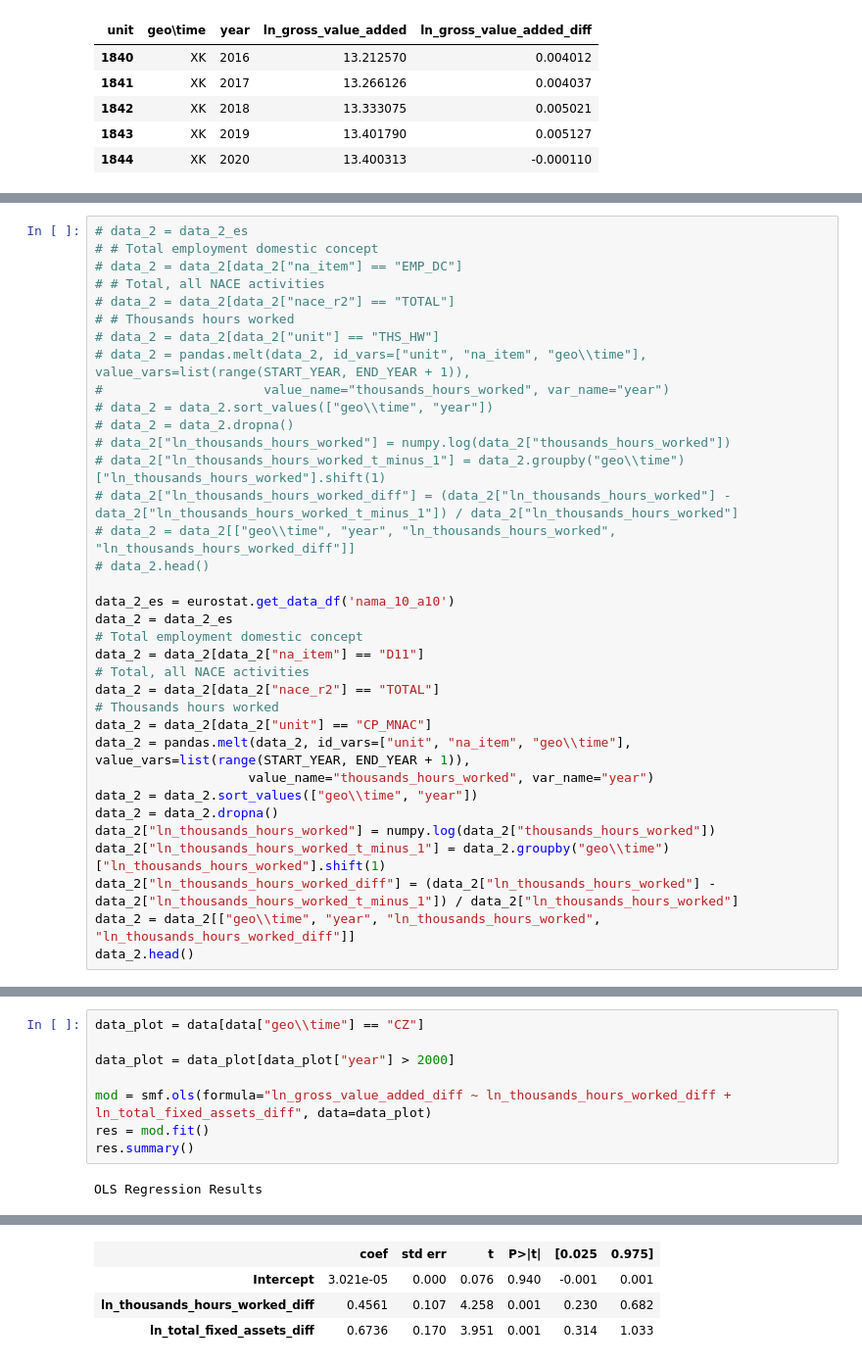
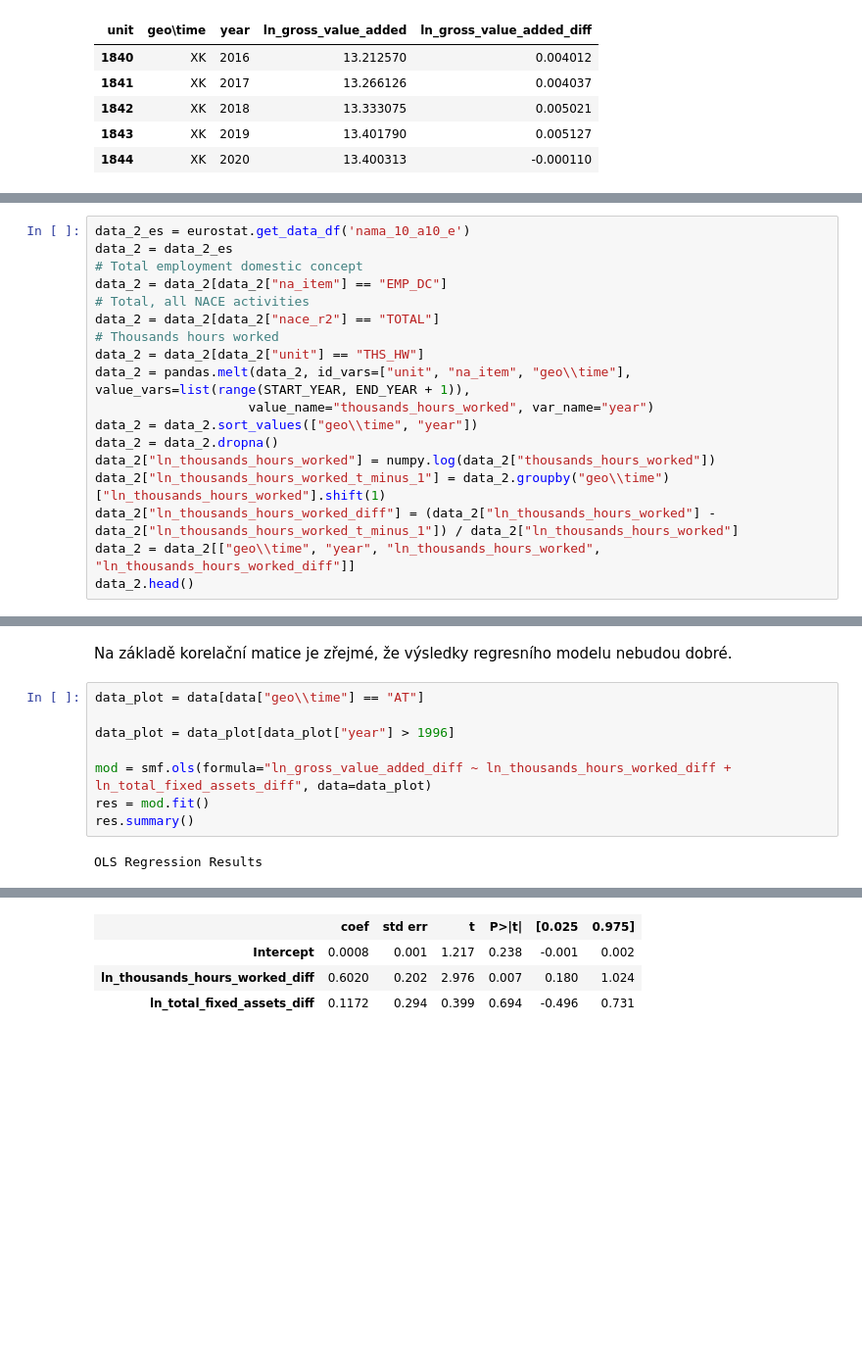
Before and after one commit to pesikj/macroeconomic-analysis, a Jupyter notebook: presentation_02.ipynb, the cells around one changed output, grey strips where cells are left out. Shown: that part at 98% size. Drawn from its saved outputs; the diff is of its cells as text; blank space fills up the shorter version.

```diff
--- a/presentation_02.ipynb
+++ b/presentation_02.ipynb
@@ -62,29 +72,12 @@ data_2_es = eurostat.get_data_df('nama_10_a10_e')
 # %%
-# data_2 = data_2_es
-# # Total employment domestic concept
-# data_2 = data_2[data_2["na_item"] == "EMP_DC"]
-# # Total, all NACE activities
-# data_2 = data_2[data_2["nace_r2"] == "TOTAL"]
-# # Thousands hours worked
-# data_2 = data_2[data_2["unit"] == "THS_HW"]
-# data_2 = pandas.melt(data_2, id_vars=["unit", "na_item", "geo\\time"], value_vars=list(range(START_YEAR, END_YEAR + 1)),
-#                     value_name="thousands_hours_worked", var_name="year")
-# data_2 = data_2.sort_values(["geo\\time", "year"])
-# data_2 = data_2.dropna()
-# data_2["ln_thousands_hours_worked"] = numpy.log(data_2["thousands_hours_worked"])
-# data_2["ln_thousands_hours_worked_t_minus_1"] = data_2.groupby("geo\\time")["ln_thousands_hours_worked"].shift(1)
-# data_2["ln_thousands_hours_worked_diff"] = (data_2["ln_thousands_hours_worked"] - data_2["ln_thousands_hours_worked_t_minus_1"]) / data_2["ln_thousands_hours_worked"]
-# data_2 = data_2[["geo\\time", "year", "ln_thousands_hours_worked", "ln_thousands_hours_worked_diff"]]
-# data_2.head()
-
-data_2_es = eurostat.get_data_df('nama_10_a10')
+data_2_es = eurostat.get_data_df('nama_10_a10_e')
 data_2 = data_2_es
 # Total employment domestic concept
-data_2 = data_2[data_2["na_item"] == "D11"]
+data_2 = data_2[data_2["na_item"] == "EMP_DC"]
 # Total, all NACE activities
 data_2 = data_2[data_2["nace_r2"] == "TOTAL"]
 # Thousands hours worked
-data_2 = data_2[data_2["unit"] == "CP_MNAC"]
+data_2 = data_2[data_2["unit"] == "THS_HW"]
 data_2 = pandas.melt(data_2, id_vars=["unit", "na_item", "geo\\time"], value_vars=list(range(START_YEAR, END_YEAR + 1)),
                     value_name="thousands_hours_worked", var_name="year")
 data_2 = data_2.sort_values(["geo\\time", "year"])
@@ -172,7 +178,9 @@ data_plot.plot(x="ln_thousands_hours_worked_diff", y="ln_gross_value_added_diff"
+# %% [markdown]
+Na základě korelační matice je zřejmé, že výsledky regresního modelu nebudou dobré.
 # %%
-data_plot = data[data["geo\\time"] == "CZ"]
+data_plot = data[data["geo\\time"] == "AT"]
 
-data_plot = data_plot[data_plot["year"] > 2000]
+data_plot = data_plot[data_plot["year"] > 1996]
 
 mod = smf.ols(formula="ln_gross_value_added_diff ~ ln_thousands_hours_worked_diff + ln_total_fixed_assets_diff", data=data_plot)
 res = mod.fit()
@@ -189,6 +197,6 @@ OLS Regression Results
 | Df Model: | 2 |  |  |
 | Covariance Type: | nonrobust |  |  |
 |  | coef | std err | t | P>|t| | [0.025 | 0.975] |
-| Intercept | 3.021e-05 | 0.000 | 0.076 | 0.940 | -0.001 | 0.001 |
-| ln_thousands_hours_worked_diff | 0.4561 | 0.107 | 4.258 | 0.001 | 0.230 | 0.682 |
-| ln_total_fixed_assets_diff | 0.6736 | 0.170 | 3.951 | 0.001 | 0.314 | 1.033 |
+| Intercept | 0.0008 | 0.001 | 1.217 | 0.238 | -0.001 | 0.002 |
+| ln_thousands_hours_worked_diff | 0.6020 | 0.202 | 2.976 | 0.007 | 0.180 | 1.024 |
+| ln_total_fixed_assets_diff | 0.1172 | 0.294 | 0.399 | 0.694 | -0.496 | 0.731 |
```
Also changed, not shown: parts of 40 cells of this notebook.
